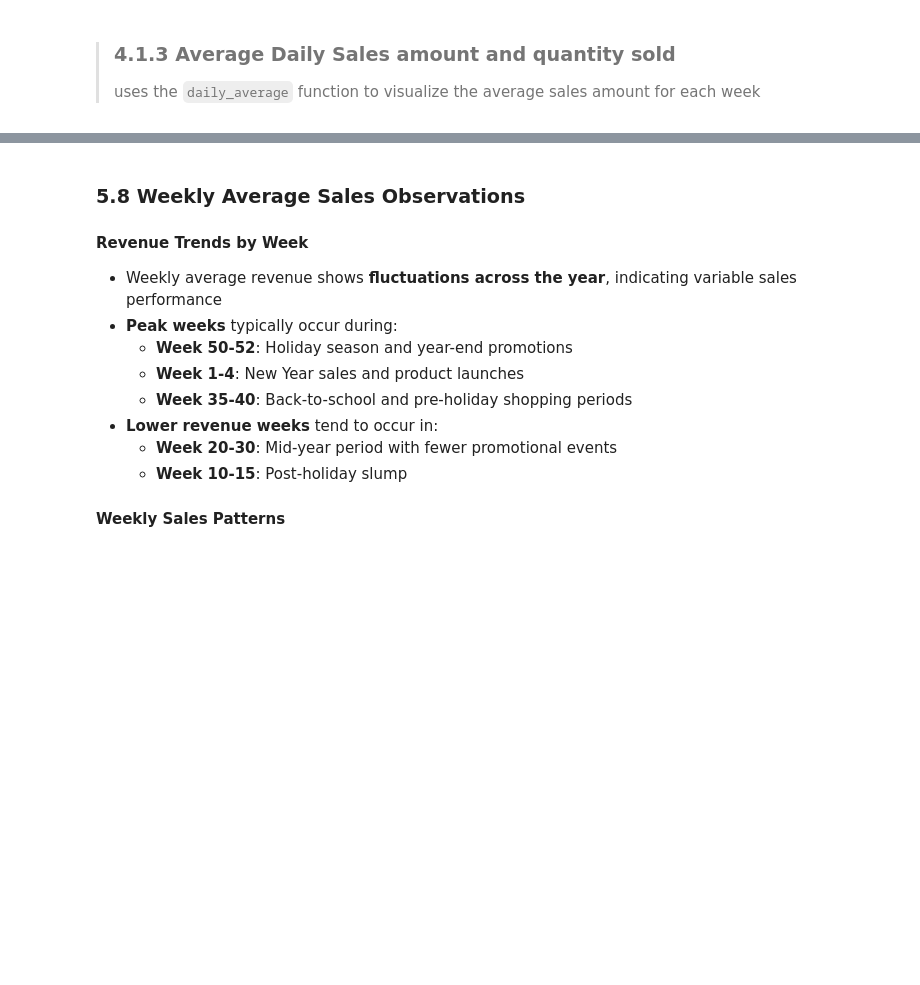
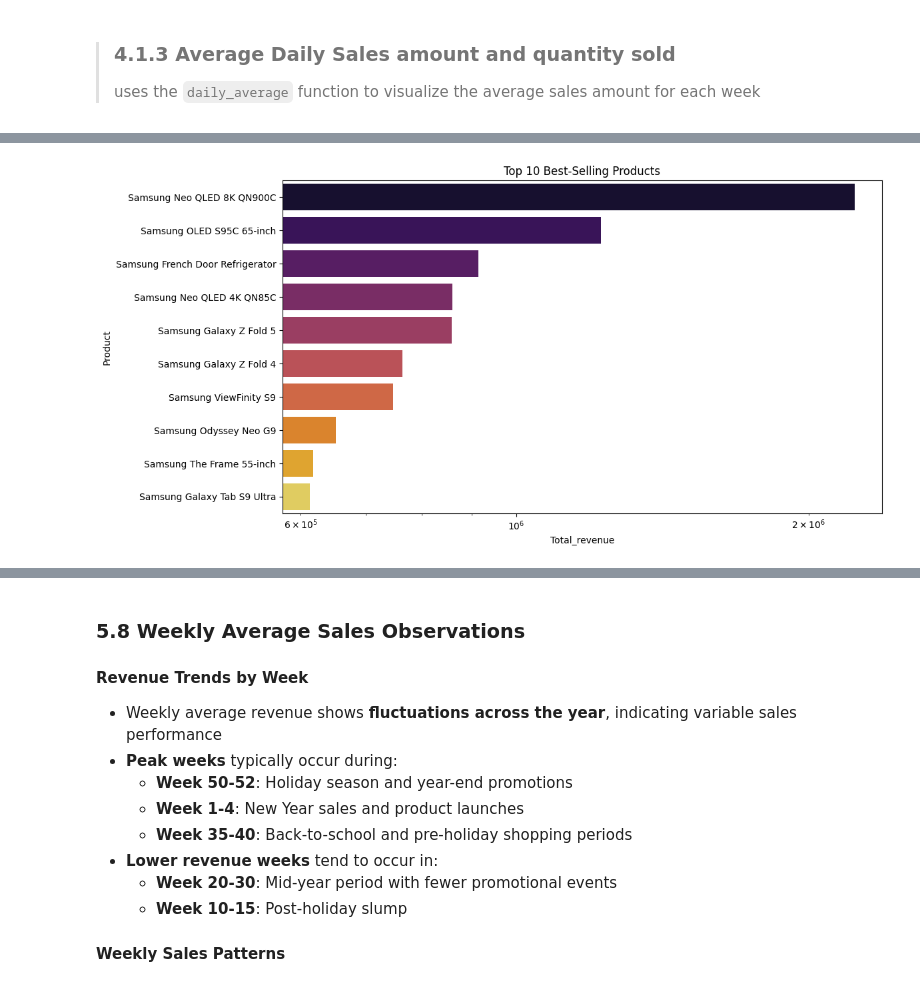
Before and after one commit to rizikilatifa/Samsung-Sales-Forecasting, a Jupyter notebook: Samsung Sales forecasting.ipynb, the cells around one changed output, grey strips where cells are left out. Cells and saved outputs as stored; diff of their text form; code cells hidden in the pictures; blank space fills up the shorter version.

```diff
--- a/Samsung Sales forecasting.ipynb
+++ b/Samsung Sales forecasting.ipynb
@@ -464,0 +548,16 @@ weekly_average_sales("units_sold")
+# %%
+# best selling products
+product_sales = data.groupby("product_name")['revenue_usd'].sum().sort_values(ascending = False)
+
+#top 10 best selling/fast-moving product
+top_10_products = product_sales.head(10)
+plt.figure(figsize =(12,6))
+sns.barplot(x = top_10_products.values, y = top_10_products.index, palette = "inferno")
+plt.title("Top 10 Best-Selling Products")
+plt.xlabel("Total_revenue")
+plt.ylabel("Product")
+plt.xscale("log")
+plt.tight_layout()
+plt.show()
+# %% [output]
+[figure, added]
```
Also changed, not shown: parts of 29 cells of this notebook.
